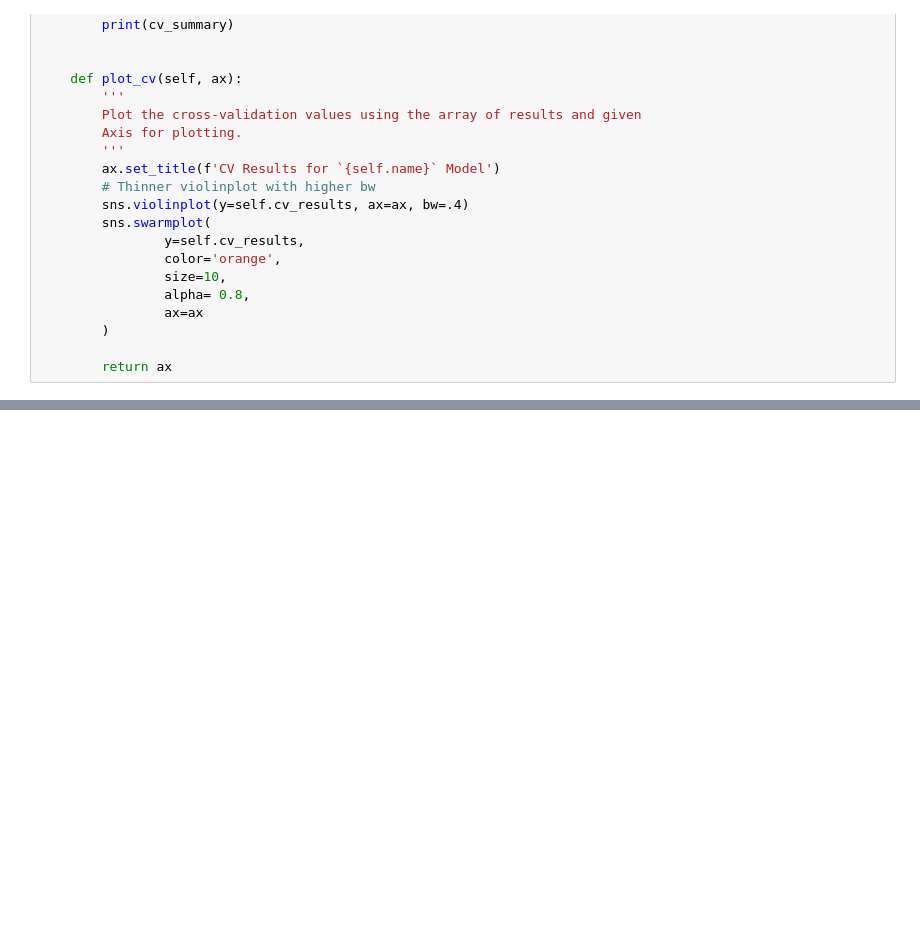
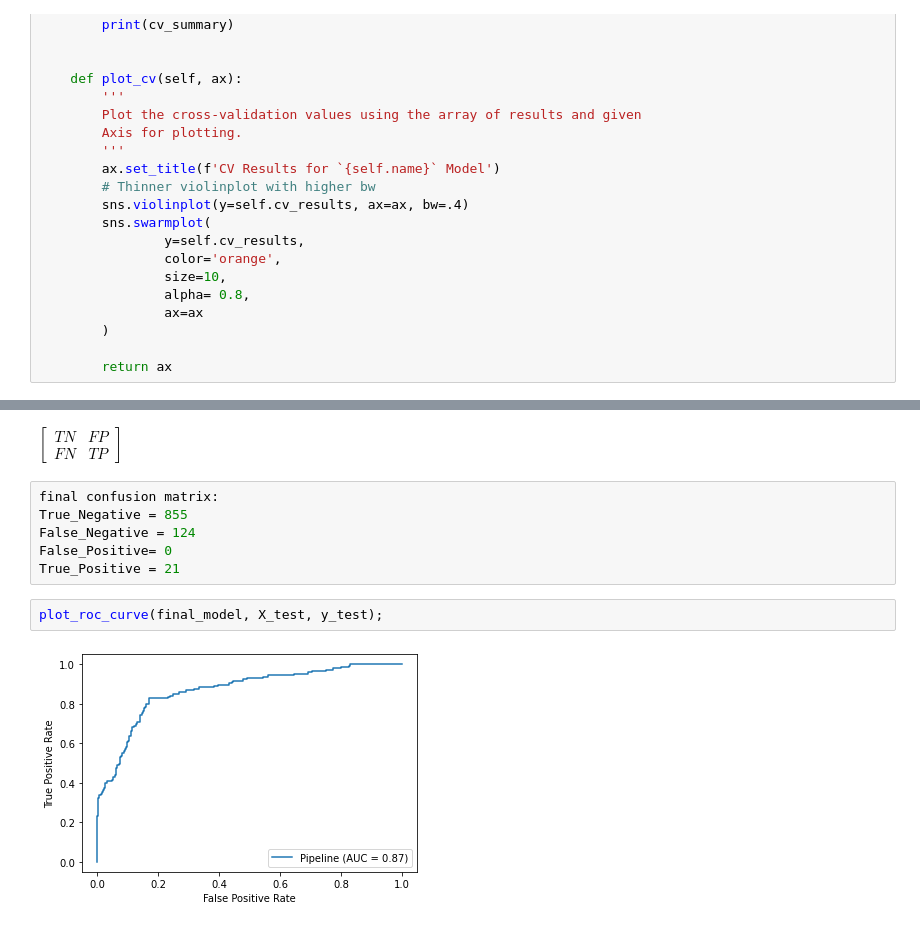
Before and after one commit to ImMaxRoss/predicting_churn, a Jupyter notebook: predicting_churn_analysis.ipynb, the cells around one changed output, grey strips where cells are left out. Cells and saved outputs as stored; diff of their text form; blank space fills up the shorter version.

```diff
--- a/predicting_churn_analysis.ipynb
+++ b/predicting_churn_analysis.ipynb
@@ -368,0 +621,15 @@ CV Results for `tree_pipe` model:
+# %% [markdown]
+$\begin{bmatrix}
+TN & FP \\
+FN & TP
+\end{bmatrix}$
+# %%
+final confusion matrix:
+True_Negative = 855
+False_Negative = 124
+False_Positive= 0
+True_Positive = 21
+# %%
+plot_roc_curve(final_model, X_test, y_test);
+# %% [output]
+[figure, added]
```
Also changed, not shown: parts of 121 cells of this notebook, 8 other files.
